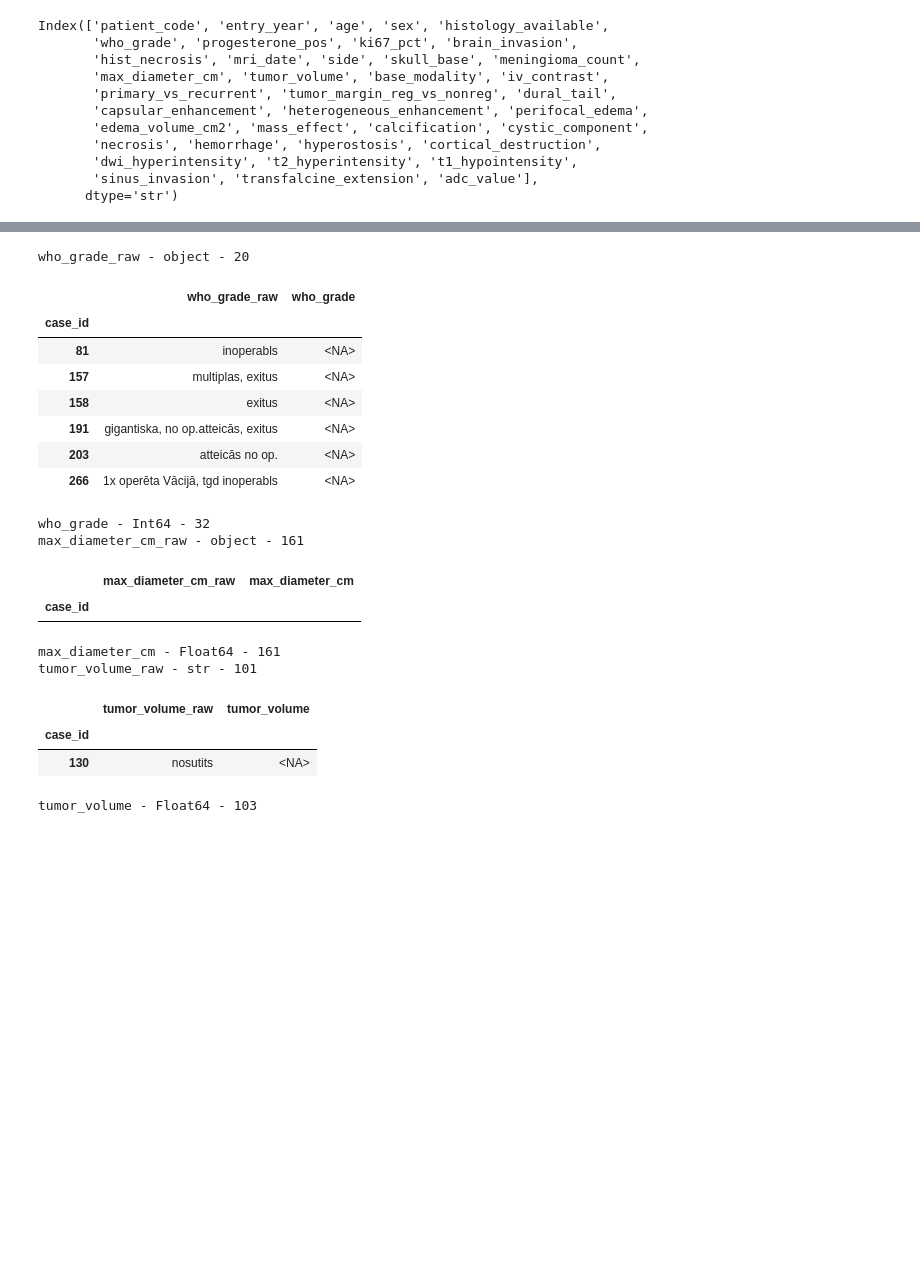
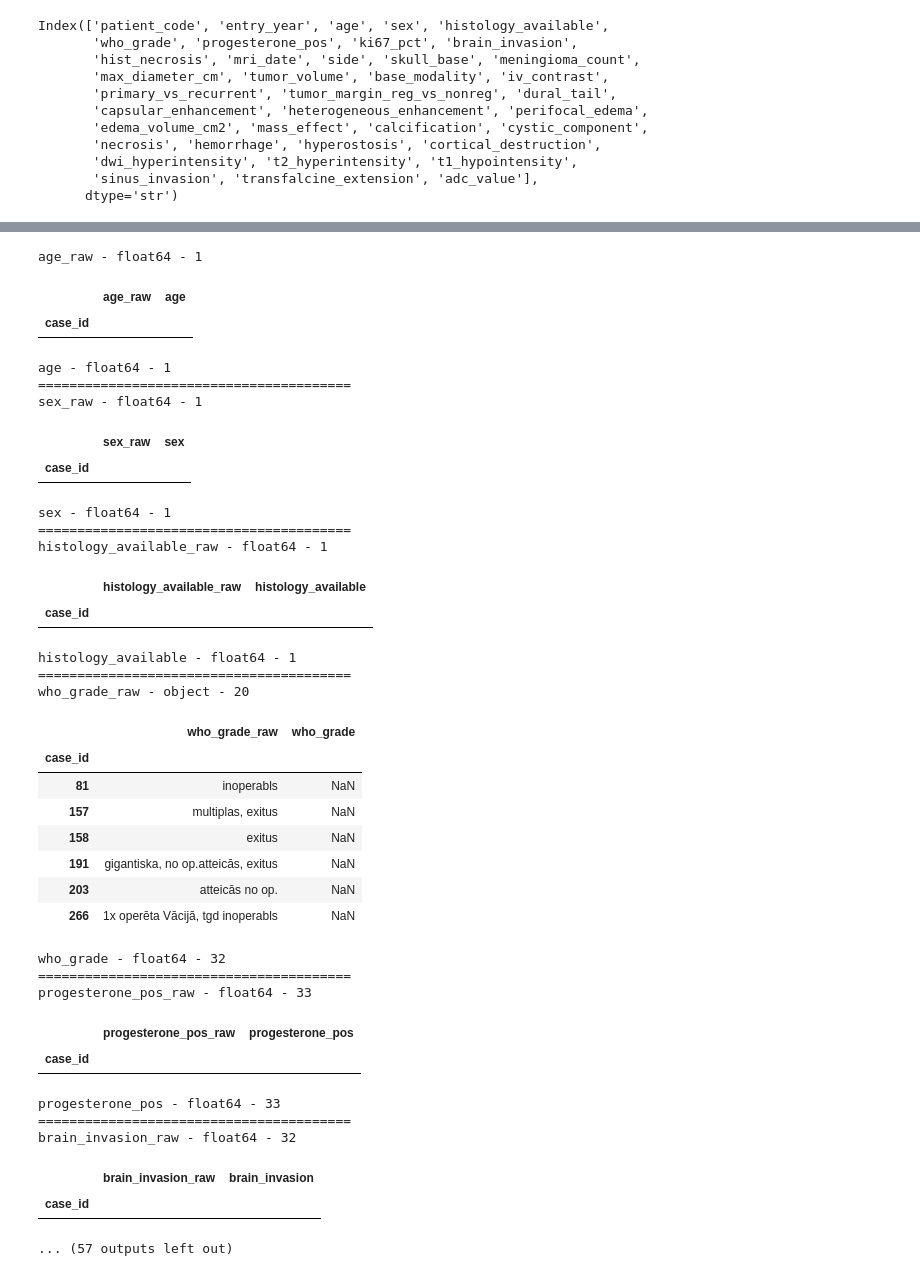
Before and after one commit to DrAndrushka/meningioma-atypier, a Jupyter notebook: meningioma_test_track.ipynb, the cells around one changed output, grey strips where cells are left out. Cells and saved outputs as stored; diff of their text form; code cells hidden in the pictures; blank space fills up the shorter version.

Commit message:
fixing sigita columns, fixing ki-67 - all appearing as datetime. dropping unneeded

```diff
--- a/meningioma_test_track.ipynb
+++ b/meningioma_test_track.ipynb
@@ -289,42 +116,73 @@ Index(['age', 'sex', 'histology_available', 'who_grade', 'progesterone_pos',
 # %%
-#🟧🟧🟧 convert cols to numeric dtype
-really_numeric = ["who_grade", "max_diameter_cm", "tumor_volume"]
+#🟧🟧🟧 hotfix for sigita columns
+def fix_sigita_to_numeric(x):
+    if isinstance(x, (pd.Timestamp, date, datetime)):
+        return float(f"{x.day}.{x.month}")
+    if isinstance(x, str) and "," in x:
+        return x.replace(",", ".")
+    return x
+
+really_numeric = ['age', 'sex', 'histology_available', 'who_grade', 'progesterone_pos',
+       'brain_invasion', 'hist_necrosis', 'side', 'skull_base',
+       'meningioma_count', 'max_diameter_cm', 'tumor_volume', 'base_modality',
+       'iv_contrast', 'primary_vs_recurrent', 'tumor_margin_reg_vs_nonreg',
+       'dural_tail', 'capsular_enhancement', 'heterogeneous_enhancement',
+       'perifocal_edema', 'edema_volume_cm2', 'mass_effect', 'calcification',
+       'cystic_component', 'necrosis', 'hemorrhage', 'hyperostosis',
+       'cortical_destruction', 'dwi_hyperintensity', 't2_hyperintensity',
+       't1_hypointensity', 'sinus_invasion', 'transfalcine_extension',
+       'adc_value']
+
 for col in really_numeric:
     raw_col = f"{col}_raw"
     df[raw_col] = df[col]
     print(f"{raw_col} - {df[raw_col].dtype} - {df[raw_col].isna().sum()}")
 
-    cleaned = (
-        df[col]
-        .astype("string")
-        .str.strip()
-        .str.replace(",", ".", regex=False)
-    )
+    cleaned = df[col].apply(fix_sigita_to_numeric)
 
     df[col] = pd.to_numeric(cleaned, errors="coerce")
 
     display(
         df.loc[df[col].isna() & df[raw_col].notna(), [raw_col, col]]
         .drop_duplicates()
         )
     print(f"{col} - {df[col].dtype} - {df[col].isna().sum()}")
+    print("=" * 40)
+
+df = df.drop(columns=[col for col in df.columns if "_raw" in col])
 # %% [output]
-who_grade_raw - object - 20
+age_raw - float64 - 1
-|  | who_grade_raw | who_grade |
+|  | age_raw | age |
 | case_id |  |  |
-| 81 | inoperabls | <NA> |
-| 157 | multiplas, exitus | <NA> |
-| 158 | exitus | <NA> |
-| 191 | gigantiska, no op.atteicās, exitus | <NA> |
-| 203 | atteicās no op. | <NA> |
-| 266 | 1x operēta Vācijā, tgd inoperabls | <NA> |
-who_grade - Int64 - 32
-max_diameter_cm_raw - object - 161
+age - float64 - 1
+========================================
+sex_raw - float64 - 1
-|  | max_diameter_cm_raw | max_diameter_cm |
+|  | sex_raw | sex |
 | case_id |  |  |
-max_diameter_cm - Float64 - 161
-tumor_volume_raw - str - 101
+sex - float64 - 1
+========================================
+histology_available_raw - float64 - 1
-|  | tumor_volume_raw | tumor_volume |
+|  | histology_available_raw | histology_available |
 | case_id |  |  |
-| 130 | nosutits | <NA> |
-tumor_volume - Float64 - 103
+histology_available - float64 - 1
+========================================
+who_grade_raw - object - 20
+|  | who_grade_raw | who_grade |
+| case_id |  |  |
+| 81 | inoperabls | NaN |
+| 157 | multiplas, exitus | NaN |
+| 158 | exitus | NaN |
+| 191 | gigantiska, no op.atteicās, exitus | NaN |
+| 203 | atteicās no op. | NaN |
+| 266 | 1x operēta Vācijā, tgd inoperabls | NaN |
+who_grade - float64 - 32
+========================================
+progesterone_pos_raw - float64 - 33
+|  | progesterone_pos_raw | progesterone_pos |
+| case_id |  |  |
+progesterone_pos - float64 - 33
+========================================
+brain_invasion_raw - float64 - 32
+|  | brain_invasion_raw | brain_invasion |
+| case_id |  |  |
+... (57 outputs left out)
```
Also changed, not shown: parts of 12 cells of this notebook.
